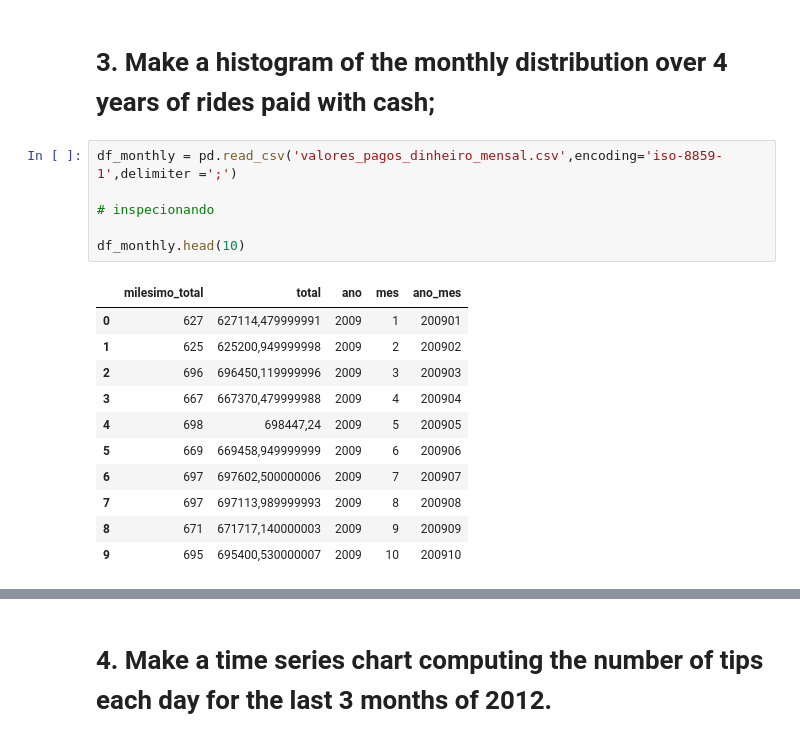
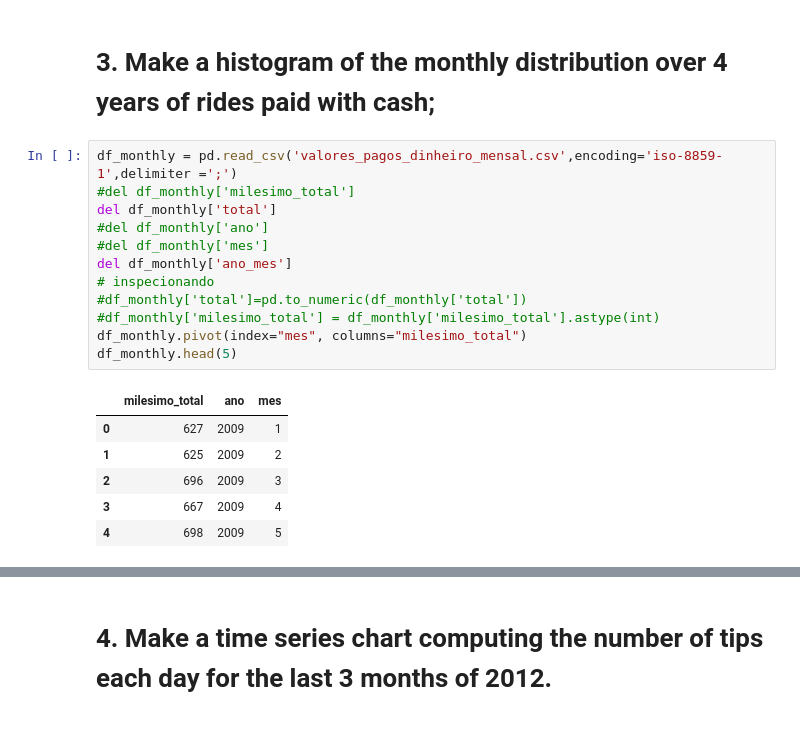
Before and after one commit to gutaors/DataSprints, a Jupyter notebook: DataSprints.ipynb, the cells around one changed output, grey strips where cells are left out. Cells and saved outputs as stored; diff of their text form.

```diff
--- a/DataSprints.ipynb
+++ b/DataSprints.ipynb
@@ -155,22 +155,23 @@ plt.show()
 Como podemos verificar no gráfico acima,  a empresa Creative Mobile Technologies possui maior valor em corridas, seguida de perto pela Verifone Inc e bem atrás pela Dependable Driver Service. A quarta empresa: Total Solutions Co nem aparece por apresentar um valor quase insignificante.
 # %% [markdown]
 # 3. Make a histogram of the monthly distribution over 4 years of rides paid with cash;
-# %%
-df_monthly = pd.read_csv('valores_pagos_dinheiro_mensal.csv',encoding='iso-8859-1',delimiter =';')
-
-# inspecionando
-
-df_monthly.head(10)
-# %% [output]
-|  | milesimo_total | total | ano | mes | ano_mes |
-| 0 | 627 | 627114,479999991 | 2009 | 1 | 200901 |
-| 1 | 625 | 625200,949999998 | 2009 | 2 | 200902 |
-| 2 | 696 | 696450,119999996 | 2009 | 3 | 200903 |
-| 3 | 667 | 667370,479999988 | 2009 | 4 | 200904 |
-| 4 | 698 | 698447,24 | 2009 | 5 | 200905 |
-| 5 | 669 | 669458,949999999 | 2009 | 6 | 200906 |
-| 6 | 697 | 697602,500000006 | 2009 | 7 | 200907 |
-| 7 | 697 | 697113,989999993 | 2009 | 8 | 200908 |
-| 8 | 671 | 671717,140000003 | 2009 | 9 | 200909 |
-| 9 | 695 | 695400,530000007 | 2009 | 10 | 200910 |
+# %%
+df_monthly = pd.read_csv('valores_pagos_dinheiro_mensal.csv',encoding='iso-8859-1',delimiter =';')
+#del df_monthly['milesimo_total']
+del df_monthly['total']
+#del df_monthly['ano']
+#del df_monthly['mes']
+del df_monthly['ano_mes']
+# inspecionando
+#df_monthly['total']=pd.to_numeric(df_monthly['total'])
+#df_monthly['milesimo_total'] = df_monthly['milesimo_total'].astype(int)
+df_monthly.pivot(index="mes", columns="milesimo_total")
+df_monthly.head(5)
+# %% [output]
+|  | milesimo_total | ano | mes |
+| 0 | 627 | 2009 | 1 |
+| 1 | 625 | 2009 | 2 |
+| 2 | 696 | 2009 | 3 |
+| 3 | 667 | 2009 | 4 |
+| 4 | 698 | 2009 | 5 |
 # %%
```
Also changed, not shown: parts of 25 cells of this notebook, 15 other files.
